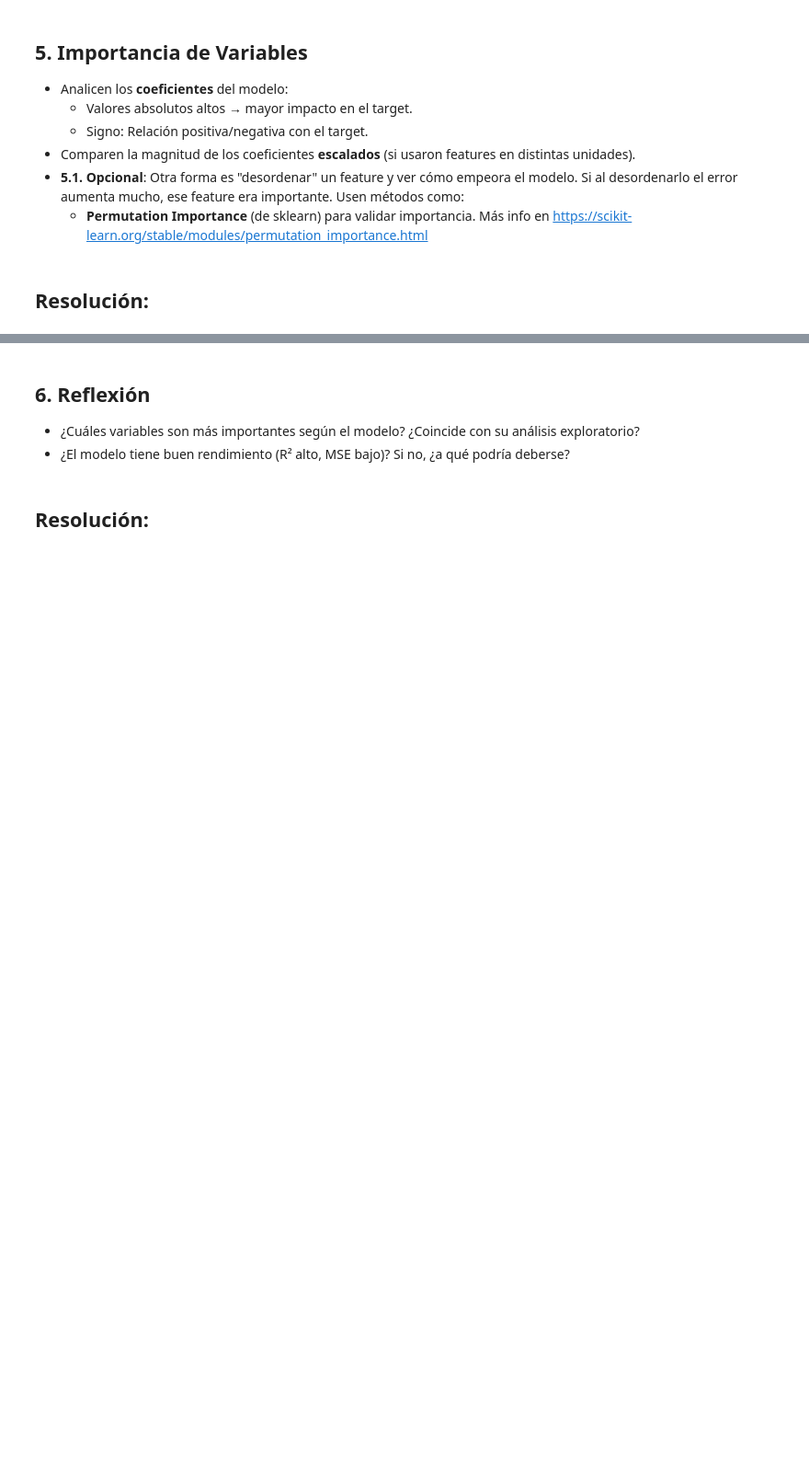
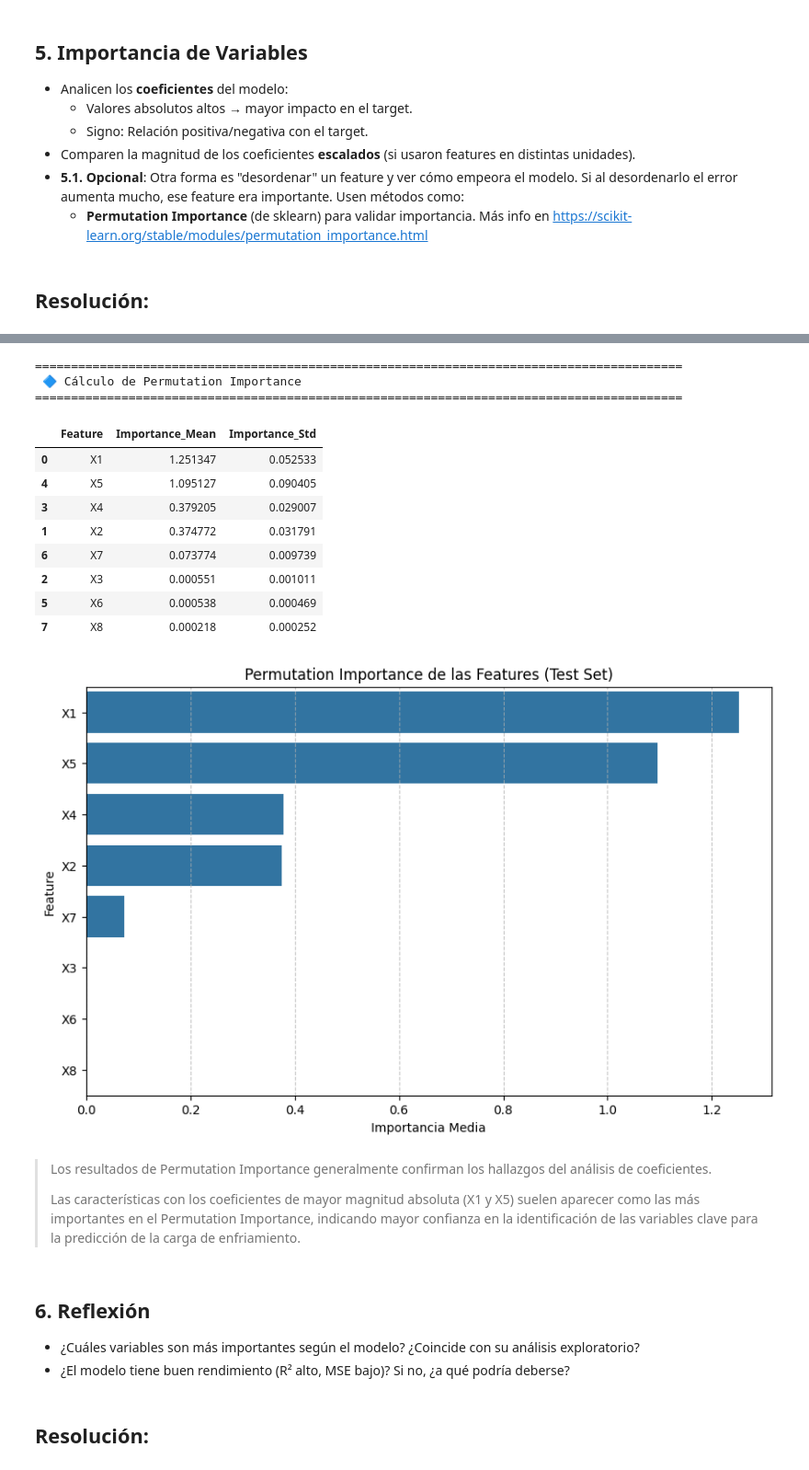
Before and after one commit to fernandolievano/aprendizaje-automatico-1, a Jupyter notebook: [TP4]_AA1_regresion_lineal.ipynb, the cells around one changed output, grey strips where cells are left out. Shown at 92% size. Drawn from its saved outputs; the diff is of its cells as text; code cells hidden in the pictures; blank space fills up the shorter version.

```diff
--- a/[TP4]_AA1_regresion_lineal.ipynb
+++ b/[TP4]_AA1_regresion_lineal.ipynb
@@ -271,0 +519,9 @@ plt.show()
+# %%
+print_title('Train/Test split')
+
+X_train, X_test, y_train, y_test = train_test_split(
+    X_scaled,
+    y,
+    test_size=0.2,
+    random_state=42
+)
@@ -293,3 +779,43 @@ plt.show()
+# %%
+print_title('Cálculo de Permutation Importance')
+
+# calculamos Permutation Importance en el conjunto de test
+result = permutation_importance(model, X_test, y_test, n_repeats=10, random_state=42, n_jobs=-1)
+
+# creamos un DataFrame para visualizar los resultados
+perm_importance_df = pd.DataFrame({
+    'Feature': X_test.columns,
+    'Importance_Mean': result.importances_mean,
+    'Importance_Std': result.importances_std
+}).sort_values(by='Importance_Mean', ascending=False)
+
+display(perm_importance_df)
+
+plt.figure(figsize=(10, 6))
+sns.barplot(x='Importance_Mean', y='Feature', data=perm_importance_df)
+plt.title('Permutation Importance de las Features (Test Set)')
+plt.xlabel('Importancia Media')
+plt.ylabel('Feature')
+plt.grid(axis='x', linestyle='--', alpha=0.7)
+plt.show()
+# %% [output]
+==========================================================================================
+ 🔷 Cálculo de Permutation Importance
+==========================================================================================
+|  | Feature | Importance_Mean | Importance_Std |
+| 0 | X1 | 1.251347 | 0.052533 |
+| 4 | X5 | 1.095127 | 0.090405 |
+| 3 | X4 | 0.379205 | 0.029007 |
+| 1 | X2 | 0.374772 | 0.031791 |
+| 6 | X7 | 0.073774 | 0.009739 |
+| 2 | X3 | 0.000551 | 0.001011 |
+| 5 | X6 | 0.000538 | 0.000469 |
+| 7 | X8 | 0.000218 | 0.000252 |
+[figure, added]
+# %% [markdown]
+> Los resultados de Permutation Importance generalmente confirman los hallazgos del análisis de coeficientes.
+>
+> Las características con los coeficientes de mayor magnitud absoluta (X1 y X5) suelen aparecer como las más importantes en el Permutation Importance, indicando mayor confianza en la identificación de las variables clave para la predicción de la carga de enfriamiento.
 # %% [markdown]
 
 ## 6. **Reflexión**
```
Also changed, not shown: parts of 54 cells of this notebook.
